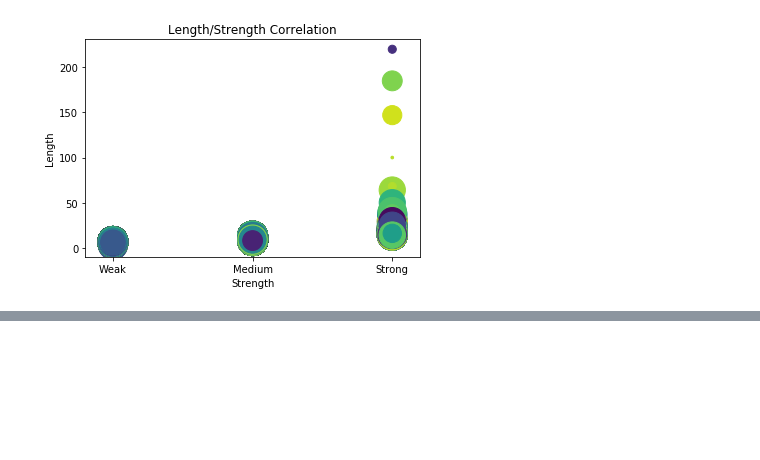
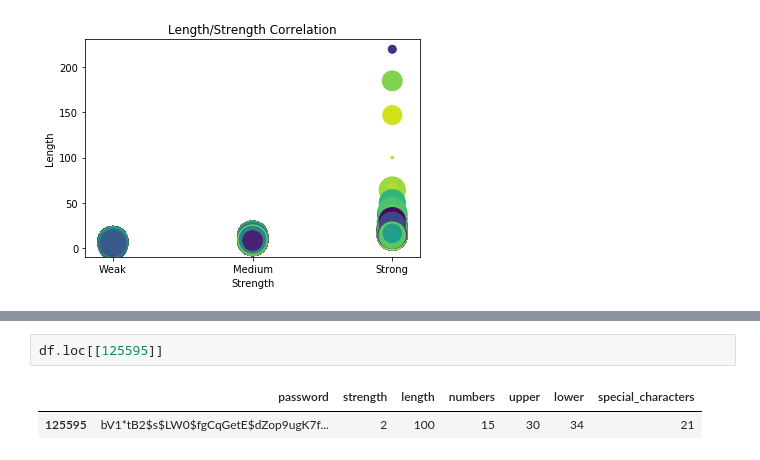
Before and after one commit to he16946/Data_Labs, a Jupyter notebook: Passwords.ipynb, the cells around one changed output, grey strips where cells are left out. Cells and saved outputs as stored; diff of their text form; blank space fills up the shorter version.

```diff
--- a/Passwords.ipynb
+++ b/Passwords.ipynb
@@ -100,0 +167,5 @@ plt.scatter(x,y, s=area, c = colors)
+# %%
+df.loc[[125595]]
+# %% [output]
+|  | password | strength | length | numbers | upper | lower | special_characters |
+| 125595 | bV1*tB2$s$LW0$fgCqGetE$dZop9ugK7f... | 2 | 100 | 15 | 30 | 34 | 21 |
```
Also changed, not shown: parts of 3 cells of this notebook.
